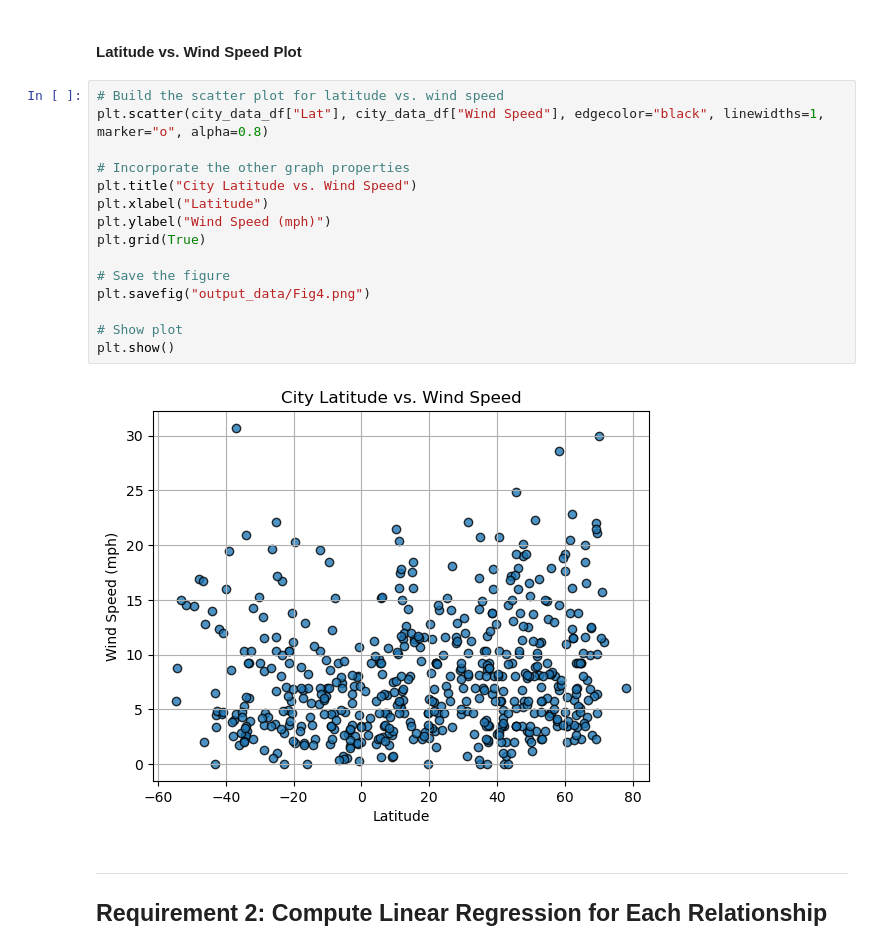
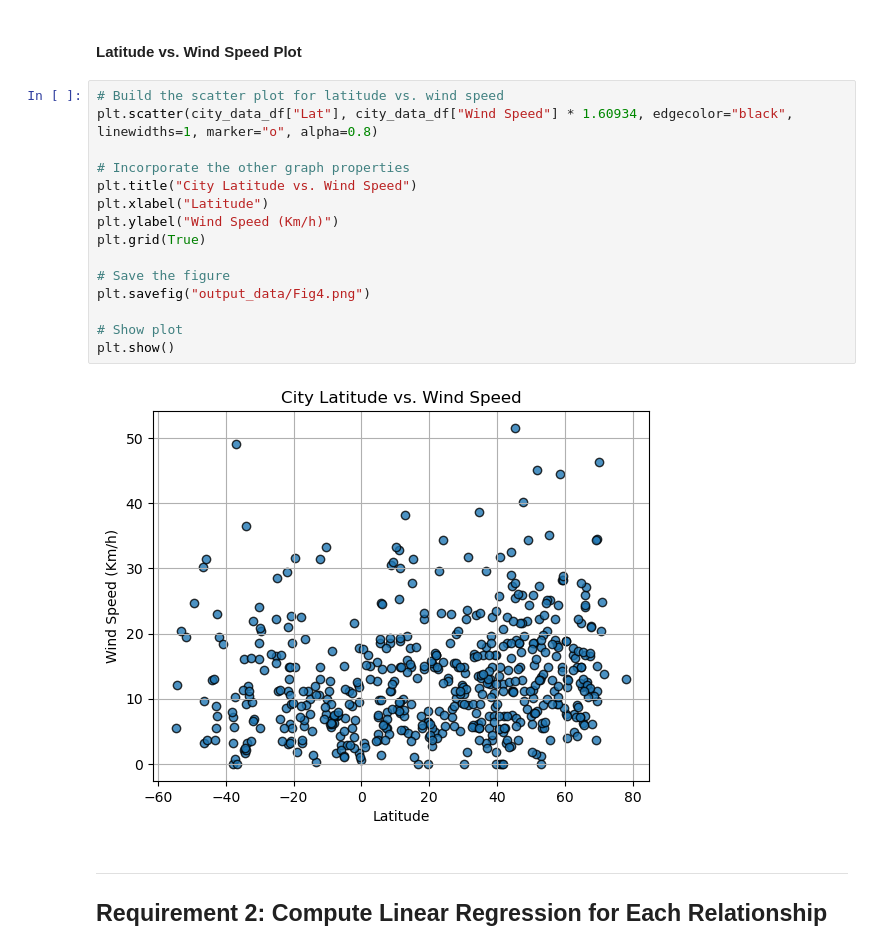
Before and after one commit to Hluu1/Python-API-Challenge, a Jupyter notebook: WeatherPy/WeatherPy.ipynb, the cells around one changed output. Drawn from its saved outputs; the diff is of its cells as text.

```diff
--- a/WeatherPy/WeatherPy.ipynb
+++ b/WeatherPy/WeatherPy.ipynb
@@ -246,21 +246,21 @@ plt.show()
 #### Latitude vs. Wind Speed Plot
 # %%
 # Build the scatter plot for latitude vs. wind speed
-plt.scatter(city_data_df["Lat"], city_data_df["Wind Speed"], edgecolor="black", linewidths=1, marker="o", alpha=0.8)
+plt.scatter(city_data_df["Lat"], city_data_df["Wind Speed"] * 1.60934, edgecolor="black", linewidths=1, marker="o", alpha=0.8)
 
 # Incorporate the other graph properties
 plt.title("City Latitude vs. Wind Speed")
 plt.xlabel("Latitude")
-plt.ylabel("Wind Speed (mph)")
+plt.ylabel("Wind Speed (Km/h)")
 plt.grid(True)
 
 # Save the figure
 plt.savefig("output_data/Fig4.png")
 
 # Show plot
 plt.show()
 # %% [output]
-[figure, old version]
+[figure, new version]
 # %% [markdown]
 ---
 
```
Also changed, not shown: parts of 19 cells of this notebook, 6 other files.
